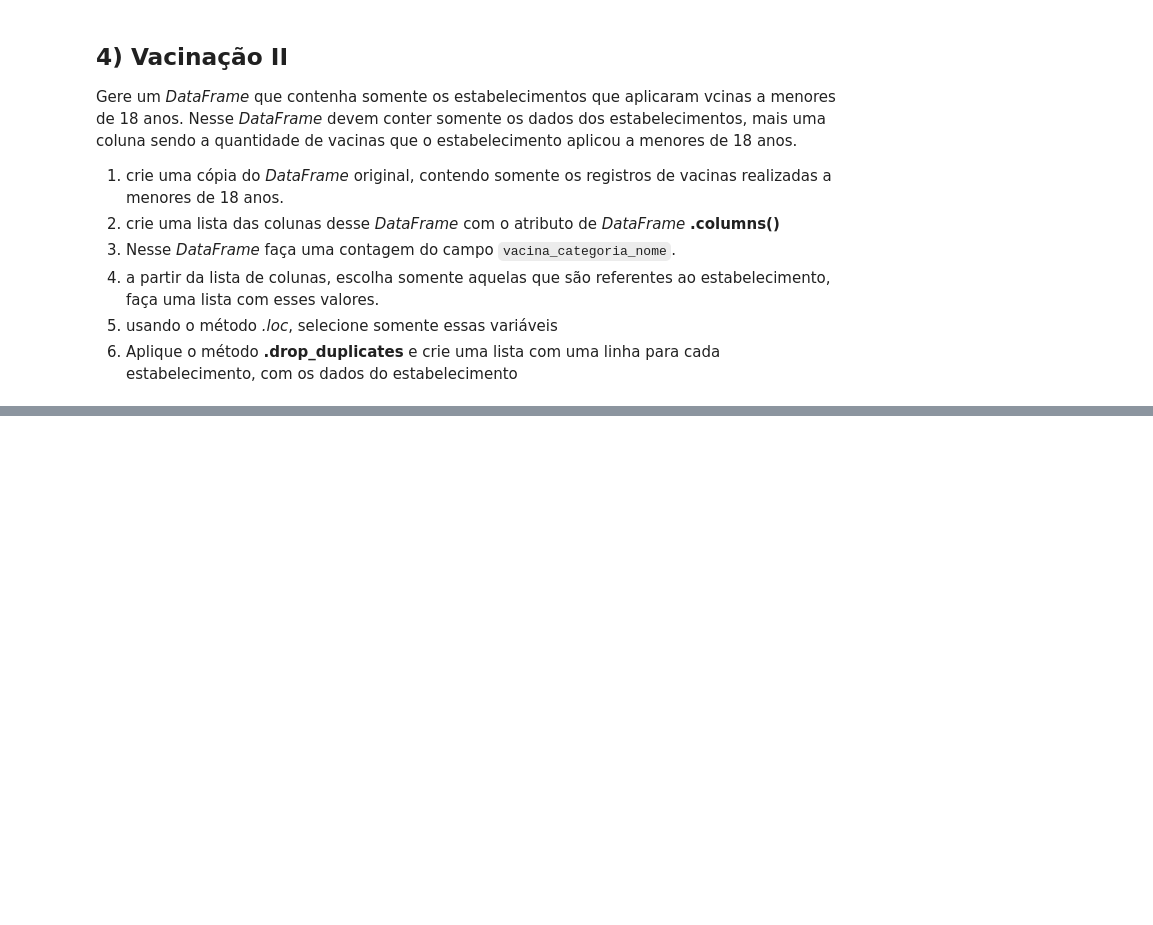
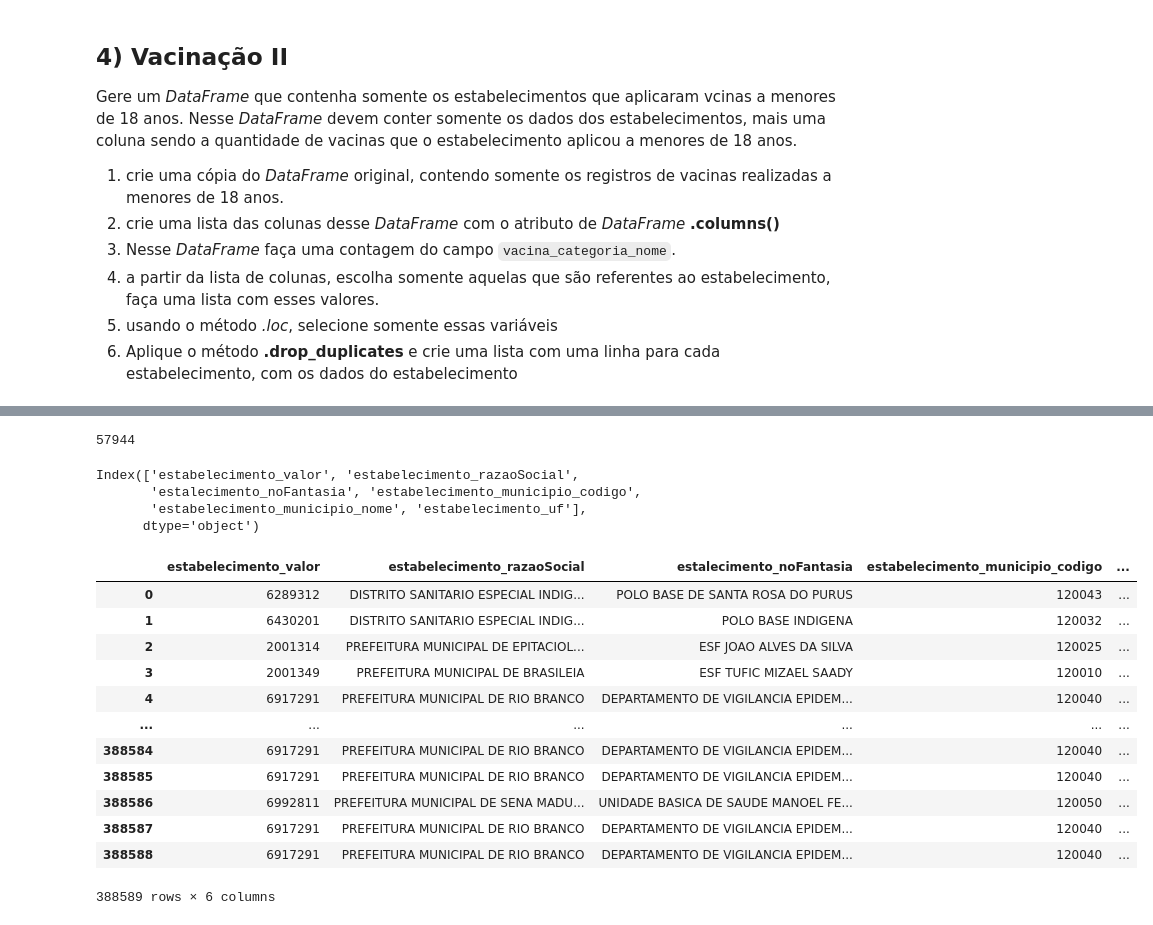
Before and after one commit to EnzoBentoMartins/Praticando_4, a Jupyter notebook: Mod04_Tarefa_aula_03_a_05_(base) (1).ipynb, the cells around one changed output, grey strips where cells are left out. Cells and saved outputs as stored; diff of their text form; code cells hidden in the pictures; blank space fills up the shorter version.

```diff
--- a/Mod04_Tarefa_aula_03_a_05_(base) (1).ipynb
+++ b/Mod04_Tarefa_aula_03_a_05_(base) (1).ipynb
@@ -246,4 +311,13 @@ Gere um *DataFrame* que contenha somente os estabelecimentos que aplicaram vcina
 # %%
 # 3)
+df_men_dezoito['vacina_categoria_nome'].count()
+# %% [output]
+57944
 # %%
 # 4)
+list[0][14:20]
+# %% [output]
+Index(['estabelecimento_valor', 'estabelecimento_razaoSocial',
+       'estalecimento_noFantasia', 'estabelecimento_municipio_codigo',
+       'estabelecimento_municipio_nome', 'estabelecimento_uf'],
+      dtype='object')
@@ -251,0 +324,18 @@ Gere um *DataFrame* que contenha somente os estabelecimentos que aplicaram vcina
+# %%
+# 5)
+select = df.loc[:, 'estabelecimento_valor': 'estabelecimento_uf']
+select
+# %% [output]
+|  | estabelecimento_valor | estabelecimento_razaoSocial | estalecimento_noFantasia | estabelecimento_municipio_codigo | ... |
+| 0 | 6289312 | DISTRITO SANITARIO ESPECIAL INDIG... | POLO BASE DE SANTA ROSA DO PURUS | 120043 | ... |
+| 1 | 6430201 | DISTRITO SANITARIO ESPECIAL INDIG... | POLO BASE INDIGENA | 120032 | ... |
+| 2 | 2001314 | PREFEITURA MUNICIPAL DE EPITACIOL... | ESF JOAO ALVES DA SILVA | 120025 | ... |
+| 3 | 2001349 | PREFEITURA MUNICIPAL DE BRASILEIA | ESF TUFIC MIZAEL SAADY | 120010 | ... |
+| 4 | 6917291 | PREFEITURA MUNICIPAL DE RIO BRANCO | DEPARTAMENTO DE VIGILANCIA EPIDEM... | 120040 | ... |
+| ... | ... | ... | ... | ... | ... |
+| 388584 | 6917291 | PREFEITURA MUNICIPAL DE RIO BRANCO | DEPARTAMENTO DE VIGILANCIA EPIDEM... | 120040 | ... |
+| 388585 | 6917291 | PREFEITURA MUNICIPAL DE RIO BRANCO | DEPARTAMENTO DE VIGILANCIA EPIDEM... | 120040 | ... |
+| 388586 | 6992811 | PREFEITURA MUNICIPAL DE SENA MADU... | UNIDADE BASICA DE SAUDE MANOEL FE... | 120050 | ... |
+| 388587 | 6917291 | PREFEITURA MUNICIPAL DE RIO BRANCO | DEPARTAMENTO DE VIGILANCIA EPIDEM... | 120040 | ... |
+| 388588 | 6917291 | PREFEITURA MUNICIPAL DE RIO BRANCO | DEPARTAMENTO DE VIGILANCIA EPIDEM... | 120040 | ... |
+388589 rows × 6 columns
```
Also changed, not shown: parts of 18 cells of this notebook.
